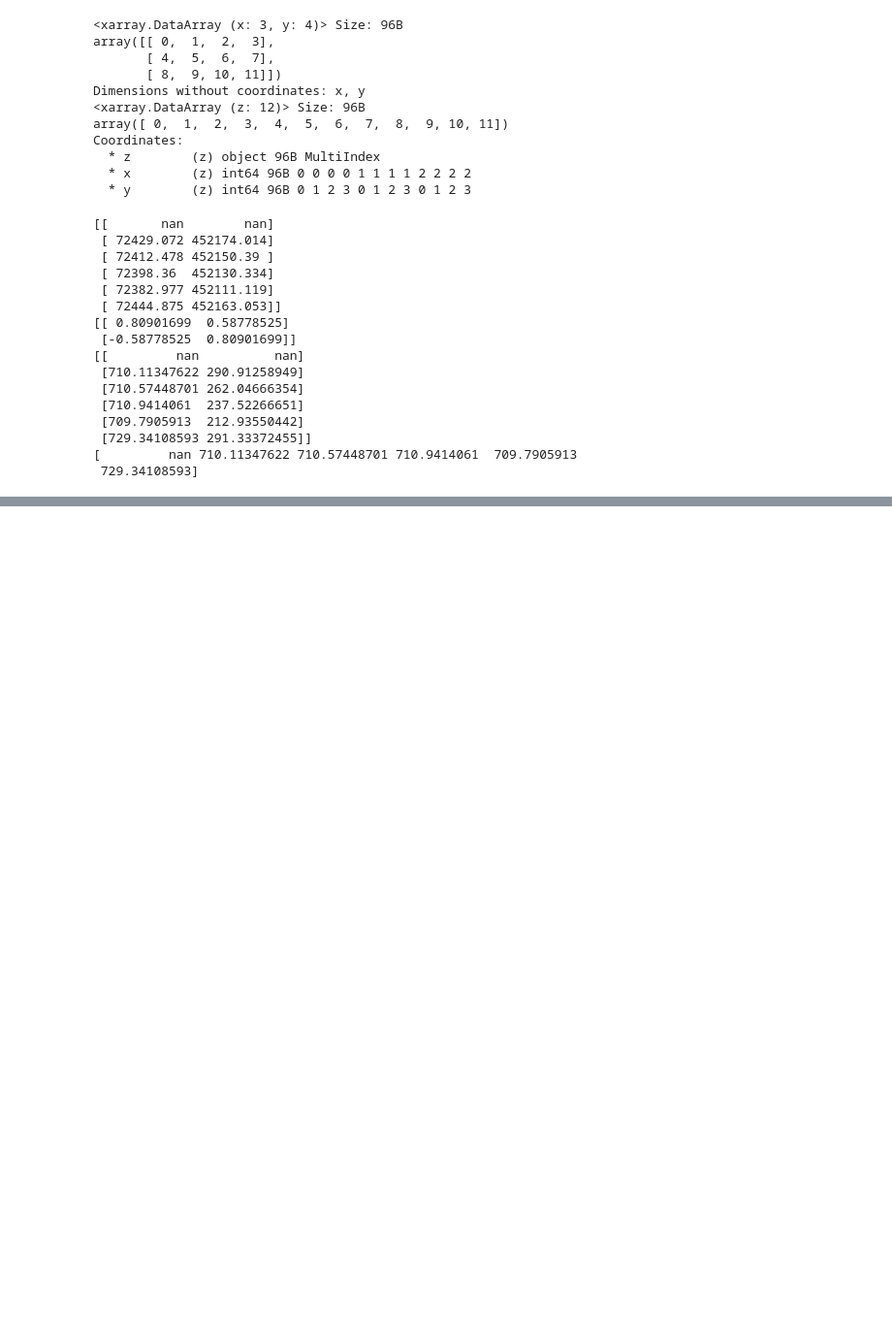
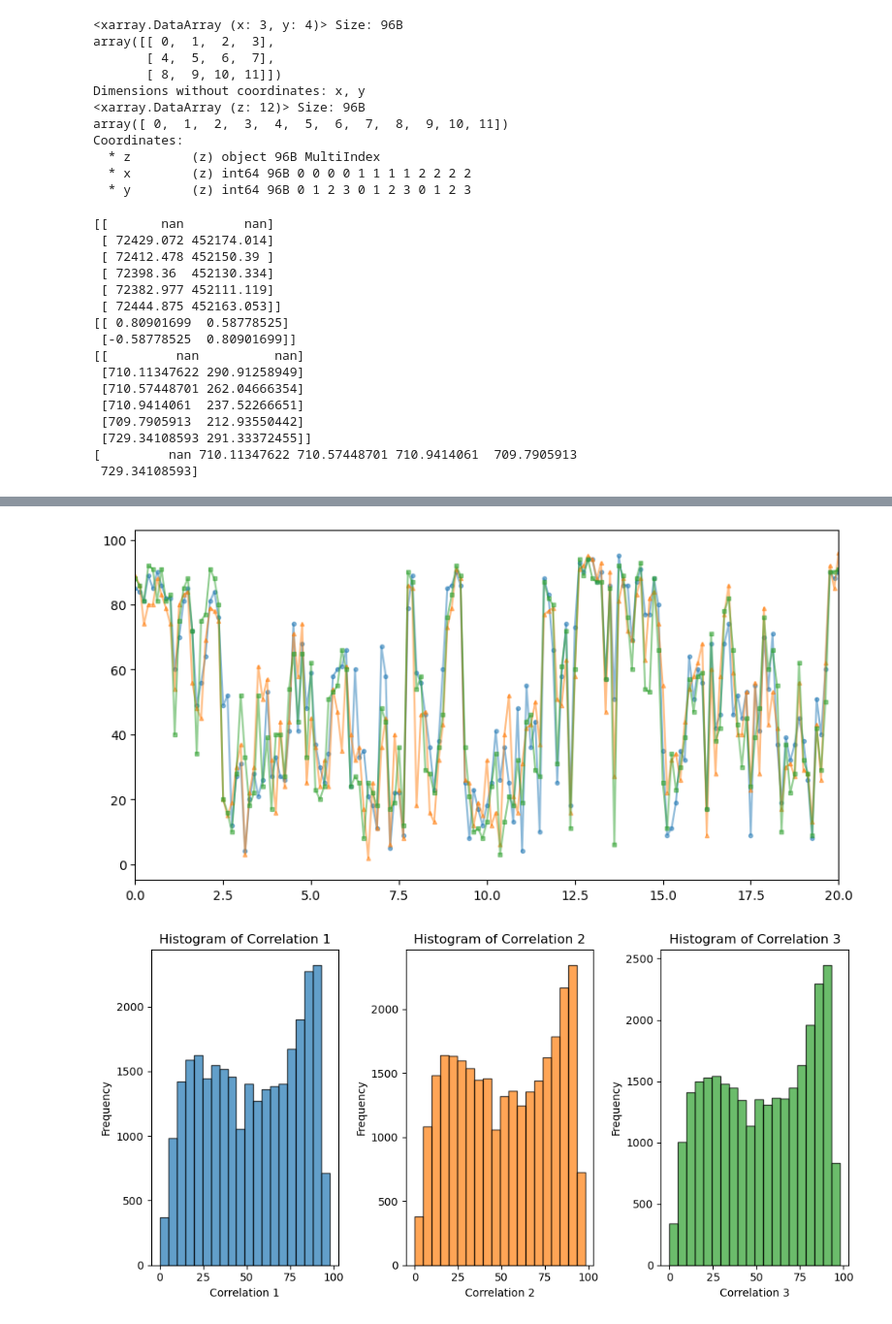
Before and after one commit to Rubenrosman/HybridDune, a Jupyter notebook: Daan/Python/python_test.ipynb, the cells around one changed output, grey strips where cells are left out. Shown at 97% size. Cells and saved outputs as stored; diff of their text form; code cells hidden in the pictures; blank space fills up the shorter version.

```diff
--- a/Daan/Python/python_test.ipynb
+++ b/Daan/Python/python_test.ipynb
@@ -153,0 +222,64 @@ print(x_loc_all)
+# %%
+instrFile = r"O:\HybridDune experiment\data ADV, OBS\raw NetCDF\ADV S1ADV1 raw data - period 1.nc"
+ds = xr.open_dataset(instrFile).load()
+
+instrFile2 = r"O:\HybridDune experiment\data ADV, OBS\QC\ADV S1ADV1 QC - period 1.nc"
+ds2 = xr.open_dataset(instrFile2).load()
+
+# # crop t: only highest hour
+# t = ds.t
+# p = ds.p
+# t_max = t[p.mean(dim='N').argmax().values].values
+ds  = ds.sel(t=slice(t_max, t_max))
+ds2 = ds2.sel(t=slice(t_max, t_max))
+ds = ds.squeeze() # remove singleton dimensions
+
+t = ds.t # redefine t, for cropped dataset
+N = ds.N
+p = ds.p
+
+t2 = ds2.t
+eta = ds2.eta
+zi_p = ds2.zi_p
+print(t_max)
+
+# plot t vs mean p
+plt.figure(figsize=(10, 5))
+# plt.plot(N, eta - zi_p[1]) # head above pressure sensor [m]
+# plt.plot(N,ds.u)  # u velocity
+# plt.plot(N, ds.v)  # v velocity
+# plt.plot(N,ds.w)
+# plt.plot(N,ds.snr1,'*-', markersize=3) # SNR, fairly constant (45-57)
+# plt.plot(N,ds.a1,'*-', markersize=3)   # amplitude, fairly constant (140-170)
+plt.plot(N,ds.cor1,'o-', markersize=3, alpha=0.5)
+plt.plot(N,ds.cor2,'^-', markersize=3, alpha=0.5)
+plt.plot(N,ds.cor3,'s-', markersize=3, alpha=0.5)
+
+plt.xlim([0, 20])
+
+
+# make a new plot, with a histogam of cor1, cor2 and cor3
+plt.figure(figsize=(10, 5))
+bins = 20
+
+plt.subplot(1, 3, 1)
+plt.hist(ds.cor1, bins=bins, color='C0', alpha=0.7, edgecolor='black')
+plt.xlabel('Correlation 1')
+plt.ylabel('Frequency')
+plt.title('Histogram of Correlation 1')
+
+plt.subplot(1, 3, 2)
+plt.hist(ds.cor2, bins=bins, color='C1', alpha=0.7, edgecolor='black')
+plt.xlabel('Correlation 2')
+plt.ylabel('Frequency')
+plt.title('Histogram of Correlation 2')
+
+plt.subplot(1, 3, 3)
+plt.hist(ds.cor3, bins=bins, color='C2', alpha=0.7, edgecolor='black')
+plt.xlabel('Correlation 3')
+plt.ylabel('Frequency')
+plt.title('Histogram of Correlation 3')
+
+plt.tight_layout()
+plt.show()
+# %% [output]
@@ -153,0 +287,2 @@ print(x_loc_all)
+[figure, added]
+[figure, added]
```
Also changed, not shown: parts of 9 cells of this notebook, 31 other files.
